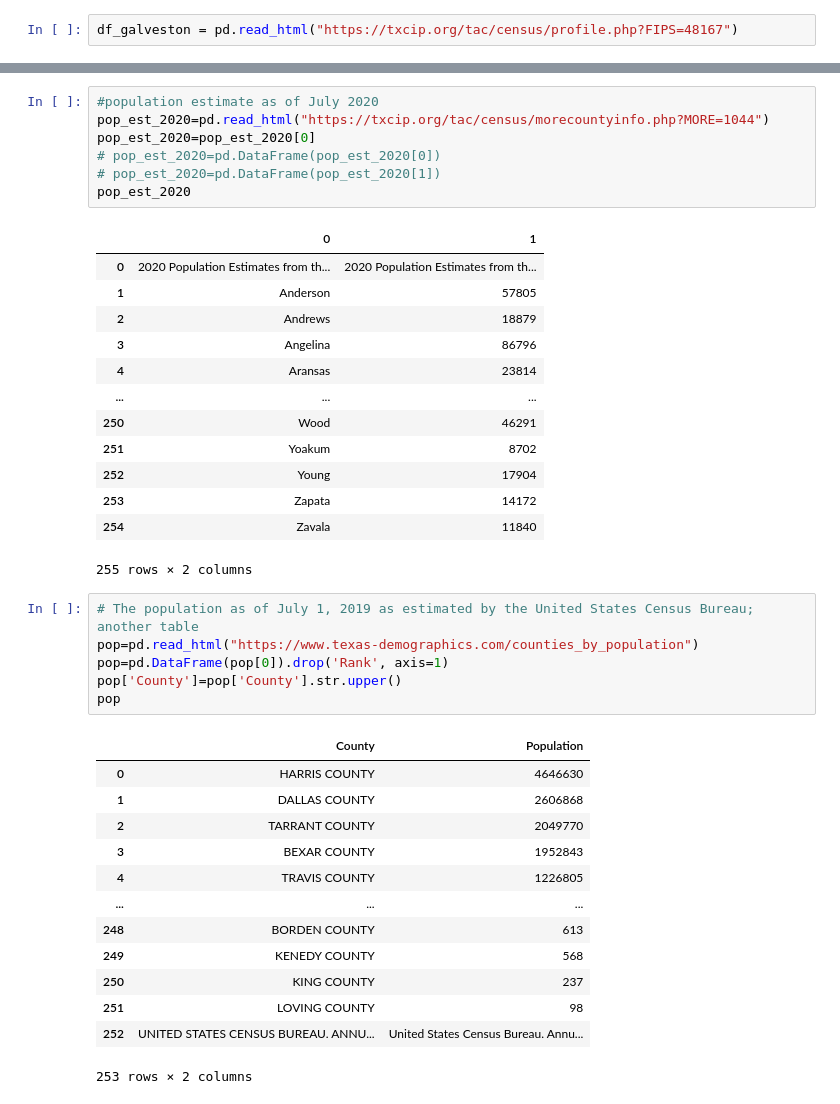
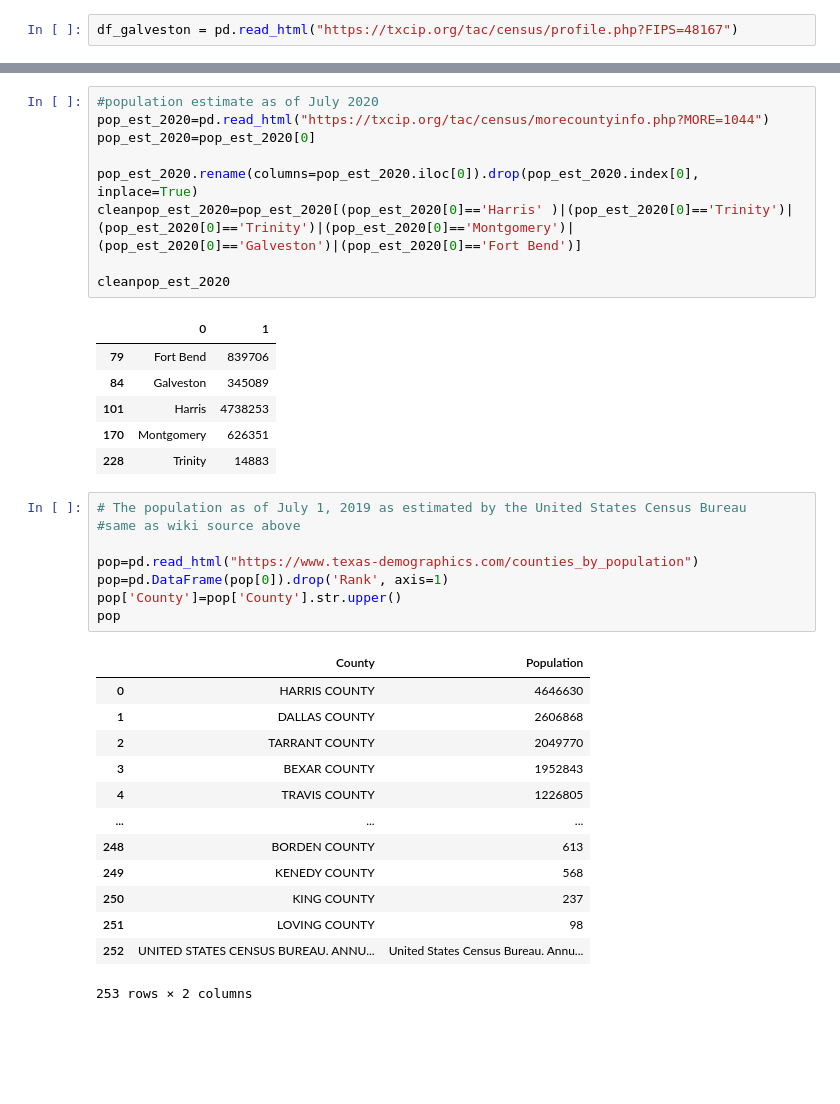
Before and after one commit to i-am-phoenix/Demo, a Jupyter notebook: Brainstorm_Rural Counties.ipynb, the cells around one changed output, grey strips where cells are left out. Drawn from its saved outputs; the diff is of its cells as text; blank space fills up the shorter version.

Commit message:
cleaned dataframes for income pop and unemployment

```diff
--- a/Brainstorm_Rural Counties.ipynb
+++ b/Brainstorm_Rural Counties.ipynb
@@ -138,26 +210,23 @@ galv_countydf
 # %%
 #population estimate as of July 2020
 pop_est_2020=pd.read_html("https://txcip.org/tac/census/morecountyinfo.php?MORE=1044")
 pop_est_2020=pop_est_2020[0]
-# pop_est_2020=pd.DataFrame(pop_est_2020[0])
-# pop_est_2020=pd.DataFrame(pop_est_2020[1])
-pop_est_2020
+
+pop_est_2020.rename(columns=pop_est_2020.iloc[0]).drop(pop_est_2020.index[0], inplace=True)
+cleanpop_est_2020=pop_est_2020[(pop_est_2020[0]=='Harris' )|(pop_est_2020[0]=='Trinity')|(pop_est_2020[0]=='Trinity')|(pop_est_2020[0]=='Montgomery')|(pop_est_2020[0]=='Galveston')|(pop_est_2020[0]=='Fort Bend')]
+
+cleanpop_est_2020
 # %% [output]
 |  | 0 | 1 |
-| 0 | 2020 Population Estimates from th... | 2020 Population Estimates from th... |
-| 1 | Anderson | 57805 |
-| 2 | Andrews | 18879 |
-| 3 | Angelina | 86796 |
-| 4 | Aransas | 23814 |
-| ... | ... | ... |
-| 250 | Wood | 46291 |
-| 251 | Yoakum | 8702 |
-| 252 | Young | 17904 |
-| 253 | Zapata | 14172 |
-| 254 | Zavala | 11840 |
+| 79 | Fort Bend | 839706 |
+| 84 | Galveston | 345089 |
+| 101 | Harris | 4738253 |
+| 170 | Montgomery | 626351 |
+| 228 | Trinity | 14883 |
-255 rows × 2 columns
 # %%
-# The population as of July 1, 2019 as estimated by the United States Census Bureau; another table
+# The population as of July 1, 2019 as estimated by the United States Census Bureau
+#same as wiki source above
+
 pop=pd.read_html("https://www.texas-demographics.com/counties_by_population")
 pop=pd.DataFrame(pop[0]).drop('Rank', axis=1)
 pop['County']=pop['County'].str.upper()
```
Also changed, not shown: parts of 16 cells of this notebook.
